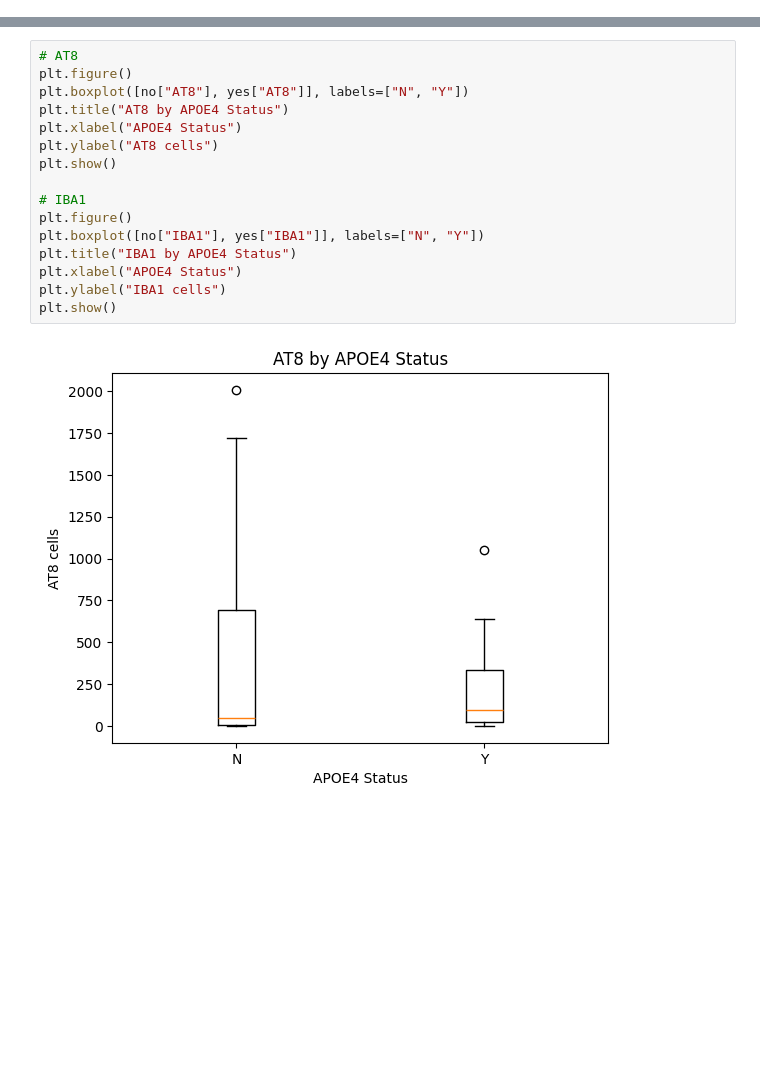
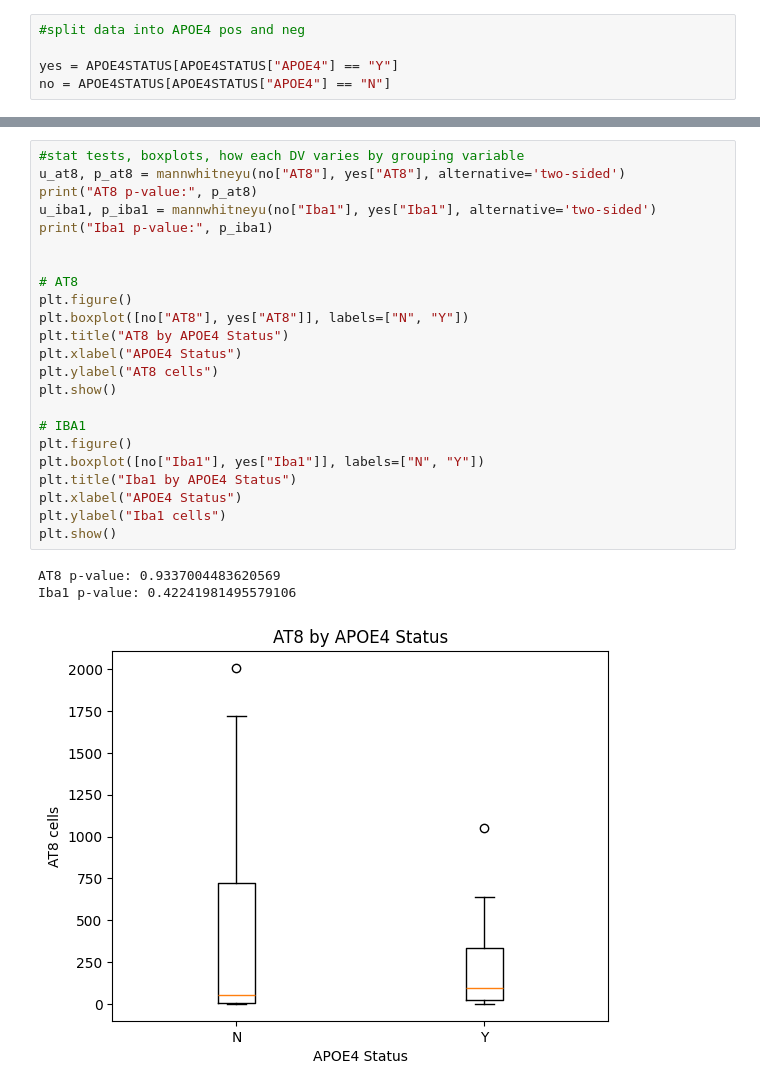
Before and after one commit to sofol-bit/LinSofoNEUR265, a Jupyter notebook: final/FinalAPOE4.ipynb, the cells around one changed output, grey strips where cells are left out. Drawn from its saved outputs; the diff is of its cells as text; blank space fills up the shorter version.

```diff
--- a/final/FinalAPOE4.ipynb
+++ b/final/FinalAPOE4.ipynb
@@ -28 +34,6 @@ no = df[df["APOE4"] == "N"]
+# %%
+#split data into APOE4 pos and neg
+
+yes = APOE4STATUS[APOE4STATUS["APOE4"] == "Y"]
+no = APOE4STATUS[APOE4STATUS["APOE4"] == "N"]
 # %%
@@ -68,19 +97,28 @@ plt.show()
 # %%
+#stat tests, boxplots, how each DV varies by grouping variable
+u_at8, p_at8 = mannwhitneyu(no["AT8"], yes["AT8"], alternative='two-sided')
+print("AT8 p-value:", p_at8)
+u_iba1, p_iba1 = mannwhitneyu(no["Iba1"], yes["Iba1"], alternative='two-sided')
+print("Iba1 p-value:", p_iba1)
+
+
 # AT8
 plt.figure()
 plt.boxplot([no["AT8"], yes["AT8"]], labels=["N", "Y"])
 plt.title("AT8 by APOE4 Status")
 plt.xlabel("APOE4 Status")
 plt.ylabel("AT8 cells")
 plt.show()
 
 # IBA1
 plt.figure()
-plt.boxplot([no["IBA1"], yes["IBA1"]], labels=["N", "Y"])
-plt.title("IBA1 by APOE4 Status")
+plt.boxplot([no["Iba1"], yes["Iba1"]], labels=["N", "Y"])
+plt.title("Iba1 by APOE4 Status")
 plt.xlabel("APOE4 Status")
-plt.ylabel("IBA1 cells")
+plt.ylabel("Iba1 cells")
 plt.show()
 # %% [output]
+AT8 p-value: 0.9337004483620569
+Iba1 p-value: 0.42241981495579106
-[figure, old version]
+[figure, new version]
 [figure]
```
Also changed, not shown: parts of 9 cells of this notebook.
